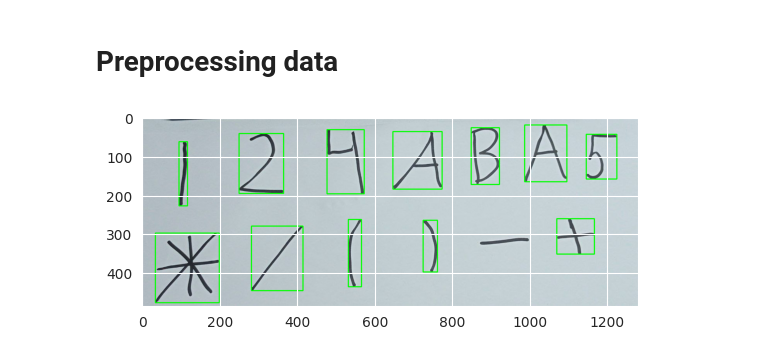
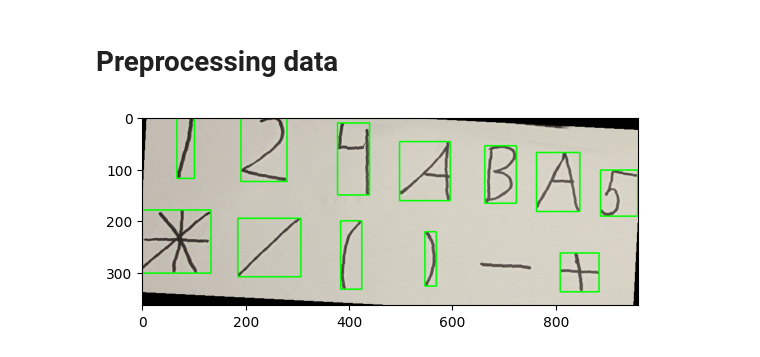
Before and after one commit to Ivan123445/neurons, a Jupyter notebook: src/notebooks/character_in_image_recognition.ipynb, the cells around one changed output. Cells and saved outputs as stored; diff of their text form; code cells hidden in the pictures.

```diff
--- a/src/notebooks/character_in_image_recognition.ipynb
+++ b/src/notebooks/character_in_image_recognition.ipynb
@@ -15,43 +22,51 @@ model = keras.models.load_model('../semple/model_char_degit.h5')
 # %% [markdown]
 # Preprocessing data
 # %%
-image = cv2.imread('../data/test/test_image_6.jpg')
+image_pil = Image.open('../../data/test/test_image_8.jpg')
+
+image_pil = image_pil.rotate(-3)
+
+image = np.array(image_pil)
+# image = cv2.imread('../../data/test/test_image_8.jpg')
 grey = cv2.cvtColor(image.copy(), cv2.COLOR_BGR2GRAY)
 
 # обрезка шума               изображение, порог, светлые, темные
 ret, thresh = cv2.threshold(grey.copy(), 160, 255, cv2.THRESH_BINARY_INV)
 # поиск контуров
-contours, _ = cv2.findContours(thresh.copy(), cv2.RETR_EXTERNAL, cv2.CHAIN_APPROX_SIMPLE)
+_, contours, _ = cv2.findContours(thresh.copy(), cv2.RETR_EXTERNAL, cv2.CHAIN_APPROX_SIMPLE)
 preprocessed_digits = []
+
+#разворачиваем массив
+contours = contours[::-1]
 
 for c in contours:
     x,y,w,h = cv2.boundingRect(c)
 
     # пропуск шумов
     if (w < 10 or h < 50):
         continue
 
     # Создание прямоугольника вокруг цифры на исходном изображении (для отображения цифр, выбранных с помощью контуров)
     cv2.rectangle(image, (x,y), (x+w, y+h), color=(0, 255, 0), thickness=2)
 
     # Вырезание цифры из изображения, соответствующей текущим контурам в цикле for
     digit = thresh[y:y+h, x:x+w]
 
     # Изменение размера этой цифры на (18, 18)
     resized_digit = cv2.resize(digit, (18,18))
 
     # Дополняем цифру 5 пикселями черного цвета (нулями) с каждой стороны, чтобы в конечном итоге получить изображение (28, 28)
     padded_digit = np.pad(resized_digit, ((5,5),(5,5)), "constant", constant_values=0)
 
     # Добавление предварительно обработанной цифры в список предварительно обработанных цифр
     preprocessed_digits.append(padded_digit)
     # print("\n\n\n----------------Contoured Image--------------------")
 plt.imshow(image, cmap="gray")
 plt.show()
 
 inp = np.array(preprocessed_digits)
 # %% [output]
-[figure, old version]
+[figure, new version]
 # %%
 diction = {'0':'0','1':'1','2':'2','3':'3','4':'4','5':'5','6':'6','7':'7','8':'8','9':'9', \
            '10':'A', '11':'B', '12':'C', '13':'D', '14':'E', '15':'F', '16':'J', '17':'H', \
```
Also changed, not shown: parts of 3 cells of this notebook, 1 other file.
